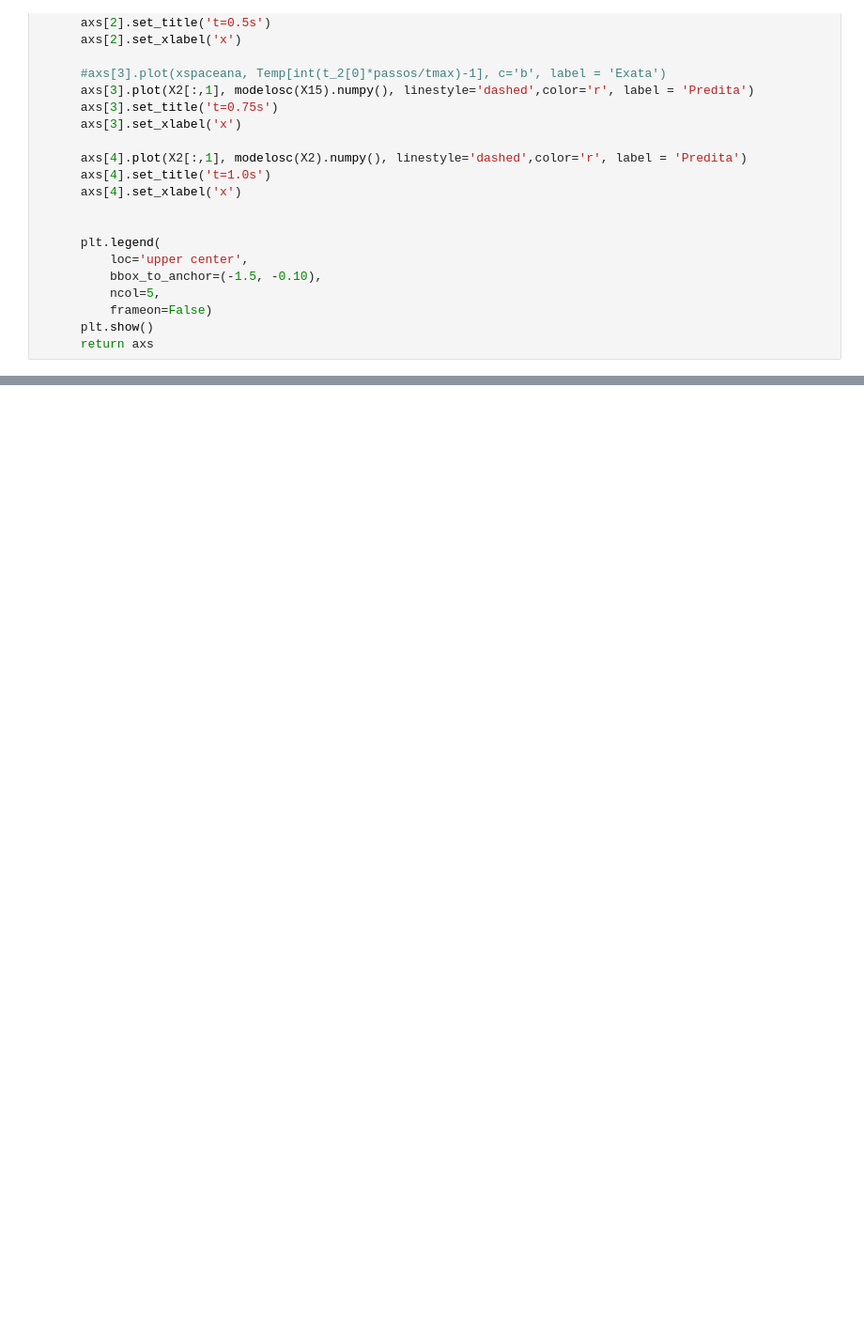
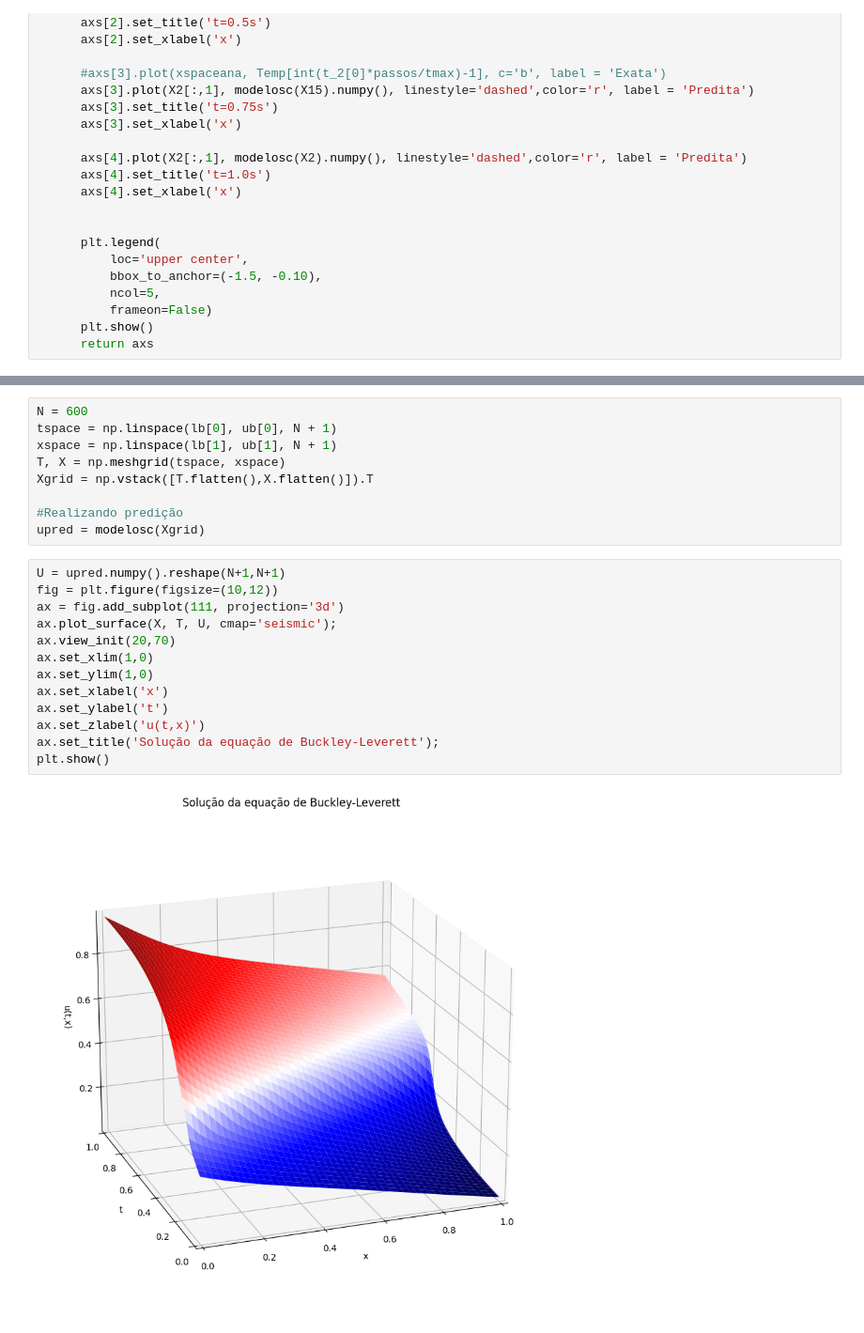
Before and after one commit to JoaoAlexandreFerreira/RNA, a Jupyter notebook: PINN_buckley_leverett.ipynb, the cells around one changed output, grey strips where cells are left out. Shown at 94% size. Drawn from its saved outputs; the diff is of its cells as text; blank space fills up the shorter version.

```diff
--- a/PINN_buckley_leverett.ipynb
+++ b/PINN_buckley_leverett.ipynb
@@ -1204,0 +1340,24 @@ array([<Axes: title={'center': 't=0.10s'}, xlabel='x', ylabel='Sw(x,t)'>,
+# %%
+N = 600
+tspace = np.linspace(lb[0], ub[0], N + 1)
+xspace = np.linspace(lb[1], ub[1], N + 1)
+T, X = np.meshgrid(tspace, xspace)
+Xgrid = np.vstack([T.flatten(),X.flatten()]).T
+
+#Realizando predição
+upred = modelosc(Xgrid)
+# %%
+U = upred.numpy().reshape(N+1,N+1)
+fig = plt.figure(figsize=(10,12))
+ax = fig.add_subplot(111, projection='3d')
+ax.plot_surface(X, T, U, cmap='seismic');
+ax.view_init(20,70)
+ax.set_xlim(1,0)
+ax.set_ylim(1,0)
+ax.set_xlabel('x')
+ax.set_ylabel('t')
+ax.set_zlabel('u(t,x)')
+ax.set_title('Solução da equação de Buckley-Leverett');
+plt.show()
+# %% [output]
+[figure, added]
```
Also changed, not shown: parts of 25 cells of this notebook.
